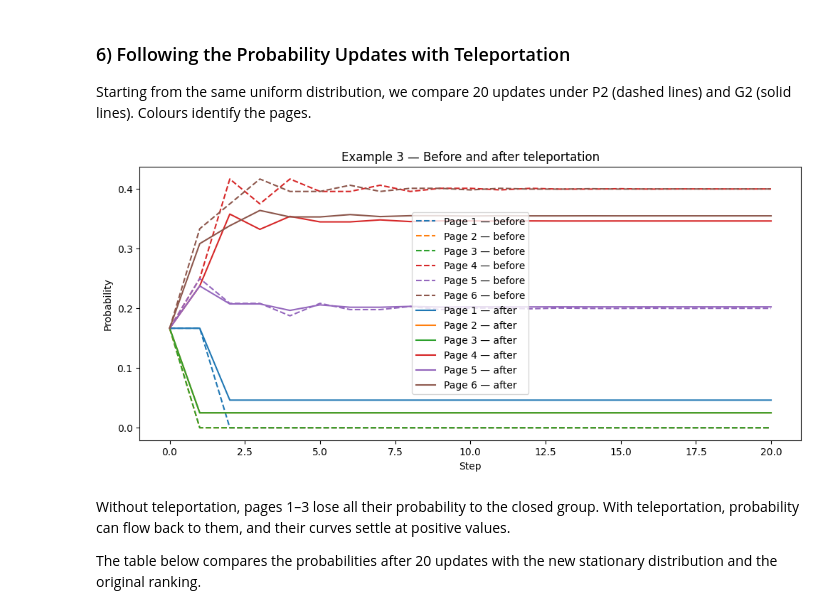
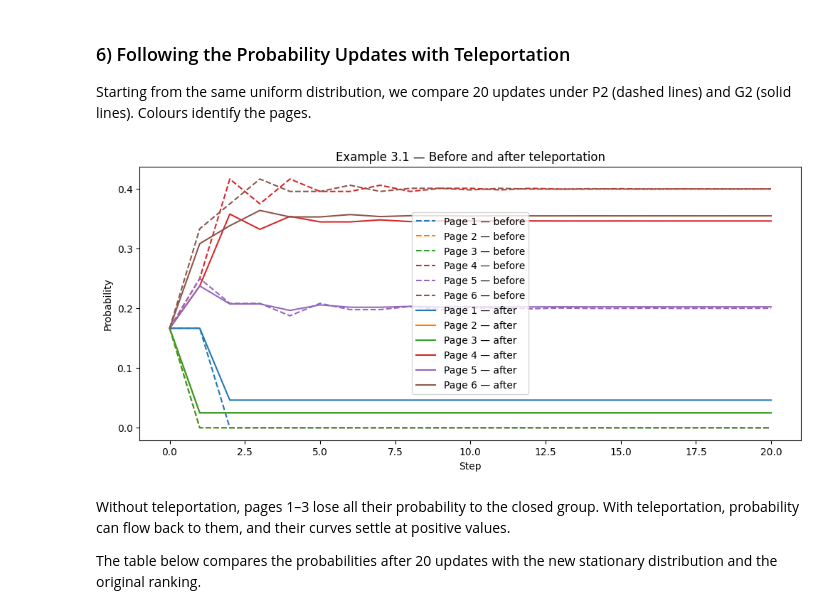
Before and after one commit to LorisEccher/Network-Surfing-Analysis-Python-, a Jupyter notebook: python/Network Surfing.ipynb, the cells around one changed output. Cells and saved outputs as stored; diff of their text form; code cells hidden in the pictures.

```diff
--- a/python/Network Surfing.ipynb
+++ b/python/Network Surfing.ipynb
@@ -1288,17 +1346,17 @@ Starting from the same uniform distribution, we compare 20 updates under P2 (das
 # %%
 history2 = iterate_probabilities(
     P2, np.ones(6) / 6, 20,
-    "Example 3 — Before and after teleportation",
+    "Example 3.1 — Before and after teleportation",
     show=False, style="--", label=" — before"
 )
 
 history_G2 = iterate_probabilities(
     G2, np.ones(6) / 6, 20,
-    "Example 3 — Before and after teleportation",
+    "Example 3.1 — Before and after teleportation",
     new_figure=False, label=" — after"
 )
 # %% [output]
-[figure, old version]
+[figure, new version]
 # %% [markdown]
 Without teleportation, pages 1–3 lose all their probability to
 the closed group. With teleportation, probability can flow back
```
Also changed, not shown: parts of 51 cells of this notebook, 1 other file.
